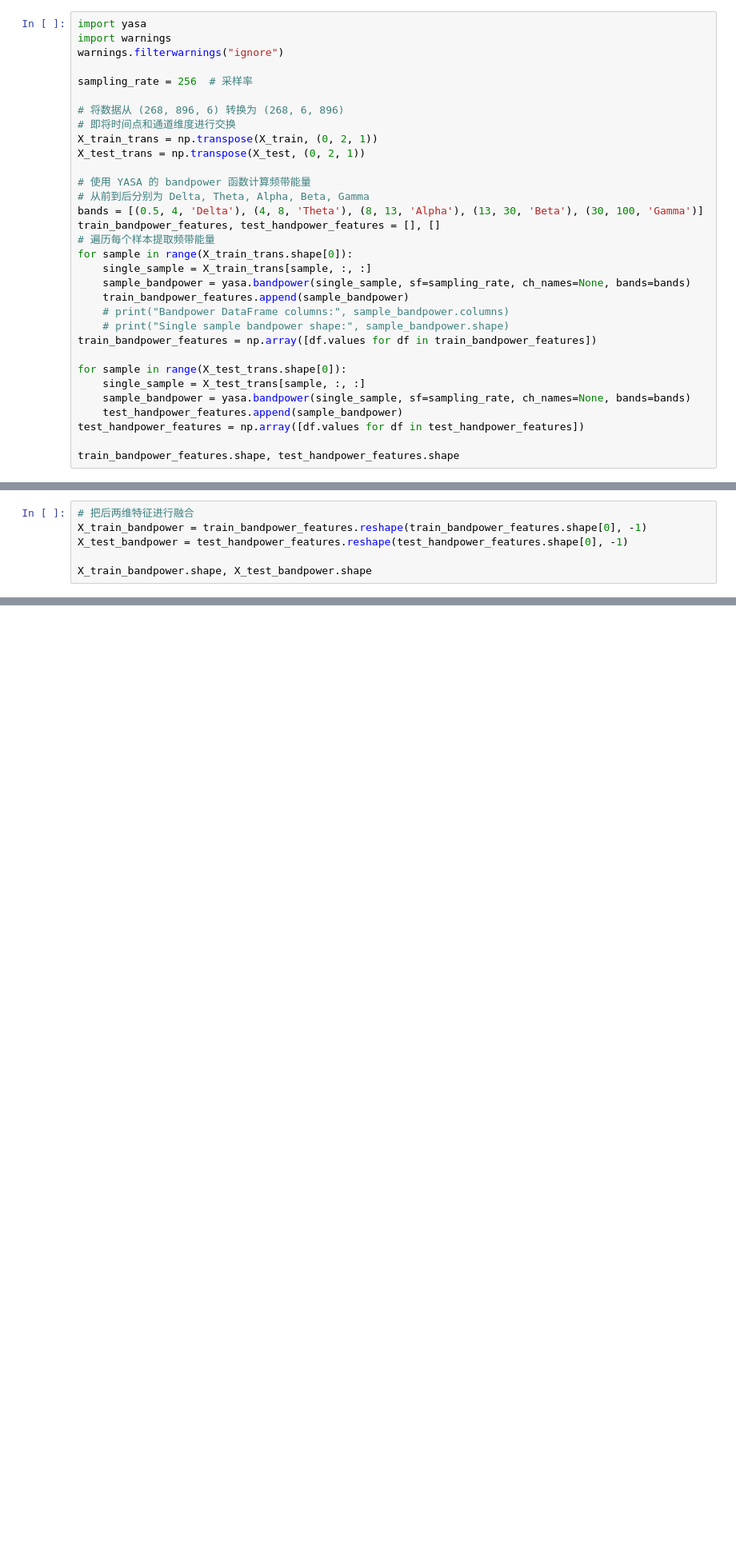
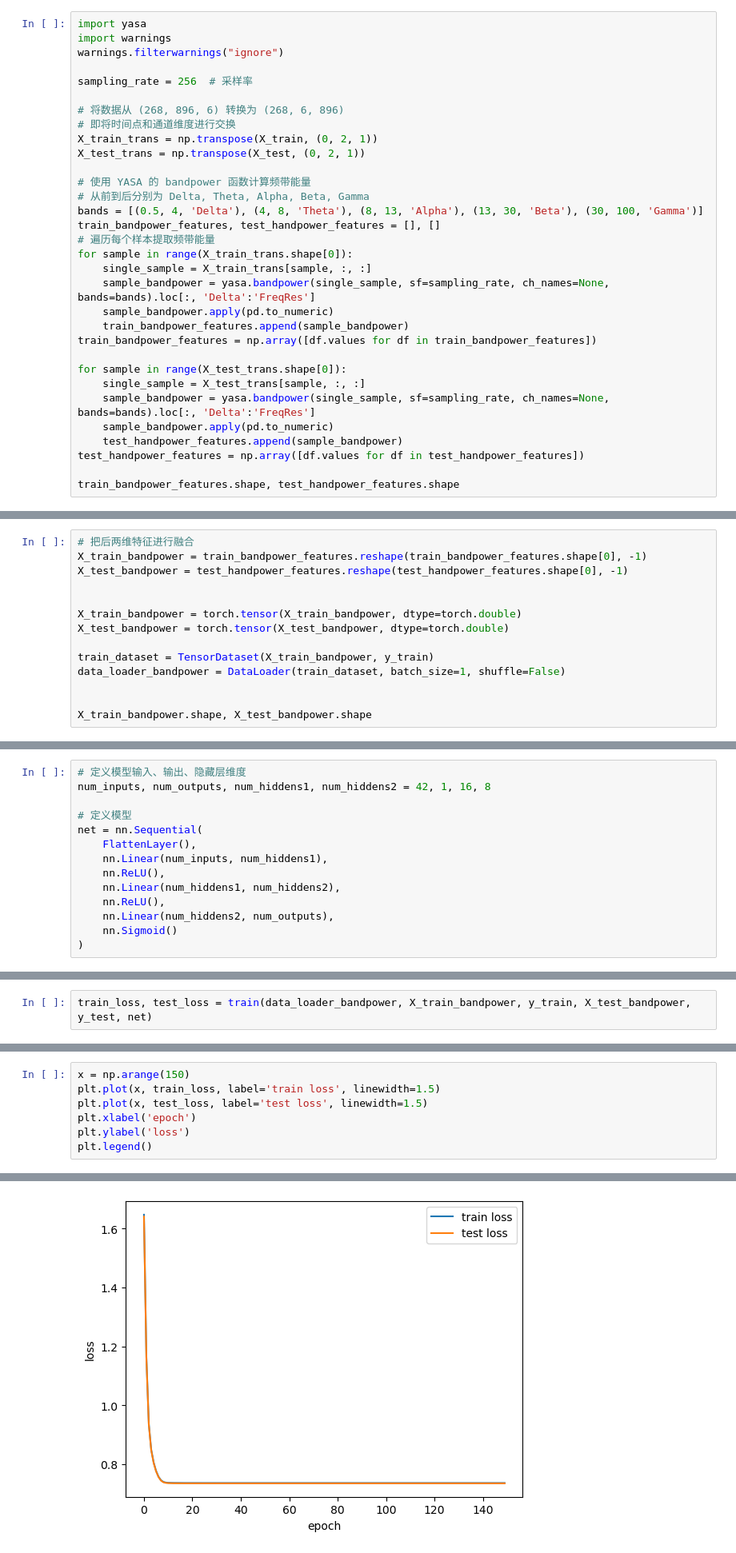
Before and after one commit to wyfdapig/learn_code, a Jupyter notebook: TStest/test3/homework3.ipynb, the cells around one changed output, grey strips where cells are left out. Shown at 80% size. Drawn from its saved outputs; the diff is of its cells as text; blank space fills up the shorter version.

```diff
--- a/TStest/test3/homework3.ipynb
+++ b/TStest/test3/homework3.ipynb
@@ -103,15 +111,15 @@ train_bandpower_features, test_handpower_features = [], []
 # 遍历每个样本提取频带能量
 for sample in range(X_train_trans.shape[0]):
     single_sample = X_train_trans[sample, :, :]
-    sample_bandpower = yasa.bandpower(single_sample, sf=sampling_rate, ch_names=None, bands=bands)
+    sample_bandpower = yasa.bandpower(single_sample, sf=sampling_rate, ch_names=None, bands=bands).loc[:, 'Delta':'FreqRes']
+    sample_bandpower.apply(pd.to_numeric)
     train_bandpower_features.append(sample_bandpower)
-    # print("Bandpower DataFrame columns:", sample_bandpower.columns)
-    # print("Single sample bandpower shape:", sample_bandpower.shape)
 train_bandpower_features = np.array([df.values for df in train_bandpower_features])
 
 for sample in range(X_test_trans.shape[0]):
     single_sample = X_test_trans[sample, :, :]
-    sample_bandpower = yasa.bandpower(single_sample, sf=sampling_rate, ch_names=None, bands=bands)
+    sample_bandpower = yasa.bandpower(single_sample, sf=sampling_rate, ch_names=None, bands=bands).loc[:, 'Delta':'FreqRes']
+    sample_bandpower.apply(pd.to_numeric)
     test_handpower_features.append(sample_bandpower)
 test_handpower_features = np.array([df.values for df in test_handpower_features])
 
@@ -123,5 +131,13 @@ train_bandpower_features.shape, test_handpower_features.shape
 X_train_bandpower = train_bandpower_features.reshape(train_bandpower_features.shape[0], -1)
 X_test_bandpower = test_handpower_features.reshape(test_handpower_features.shape[0], -1)
 
+
+X_train_bandpower = torch.tensor(X_train_bandpower, dtype=torch.double)
+X_test_bandpower = torch.tensor(X_test_bandpower, dtype=torch.double)
+
+train_dataset = TensorDataset(X_train_bandpower, y_train)
+data_loader_bandpower = DataLoader(train_dataset, batch_size=1, shuffle=False)
+
+
 X_train_bandpower.shape, X_test_bandpower.shape
 # %% [output]
@@ -355,0 +364,14 @@ plt.legend()
+# %%
+# 定义模型输入、输出、隐藏层维度
+num_inputs, num_outputs, num_hiddens1, num_hiddens2 = 42, 1, 16, 8
+
+# 定义模型
+net = nn.Sequential(
+    FlattenLayer(),
+    nn.Linear(num_inputs, num_hiddens1),
+    nn.ReLU(),
+    nn.Linear(num_hiddens1, num_hiddens2),
+    nn.ReLU(),
+    nn.Linear(num_hiddens2, num_outputs),
+    nn.Sigmoid()
+)
@@ -355,0 +380,2 @@ plt.legend()
+# %%
+train_loss, test_loss = train(data_loader_bandpower, X_train_bandpower, y_train, X_test_bandpower, y_test, net)
@@ -355,0 +402,8 @@ plt.legend()
+# %%
+x = np.arange(150)
+plt.plot(x, train_loss, label='train loss', linewidth=1.5)
+plt.plot(x, test_loss, label='test loss', linewidth=1.5)
+plt.xlabel('epoch')
+plt.ylabel('loss')
+plt.legend()
+# %% [output]
@@ -355,0 +411 @@ plt.legend()
+[figure, added]
```
Also changed, not shown: parts of 38 cells of this notebook.
